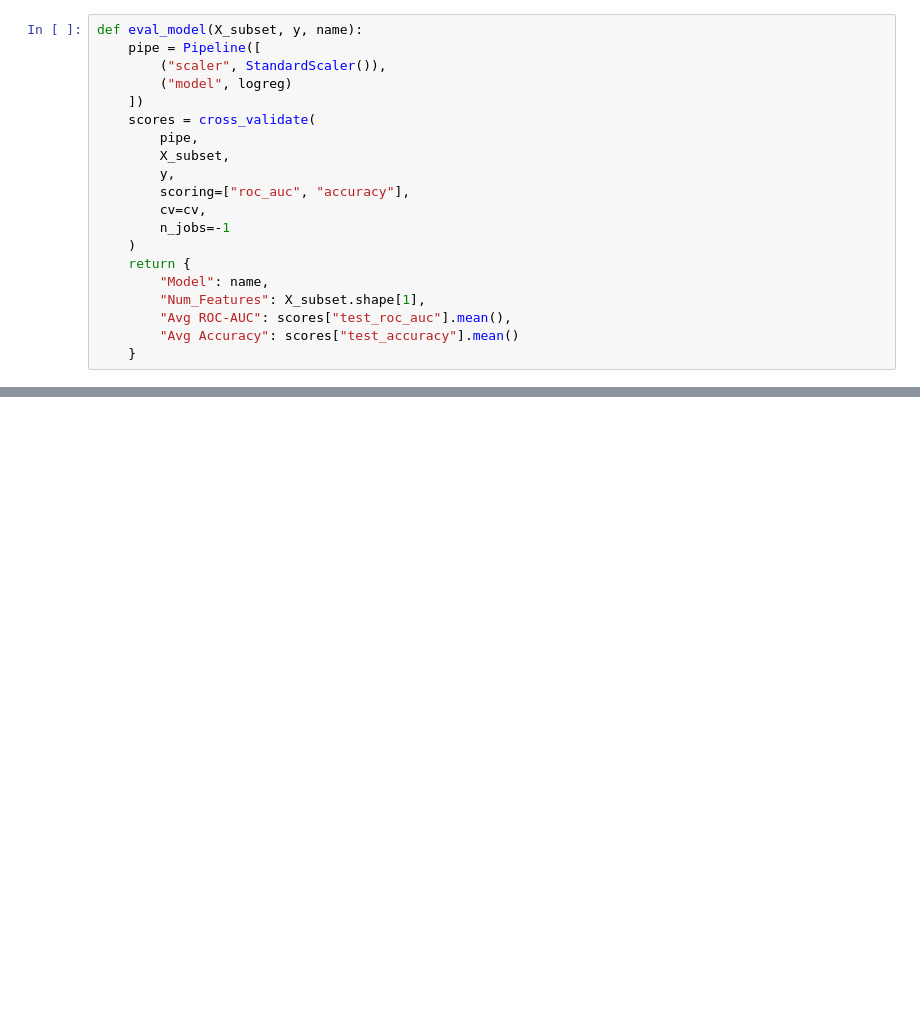
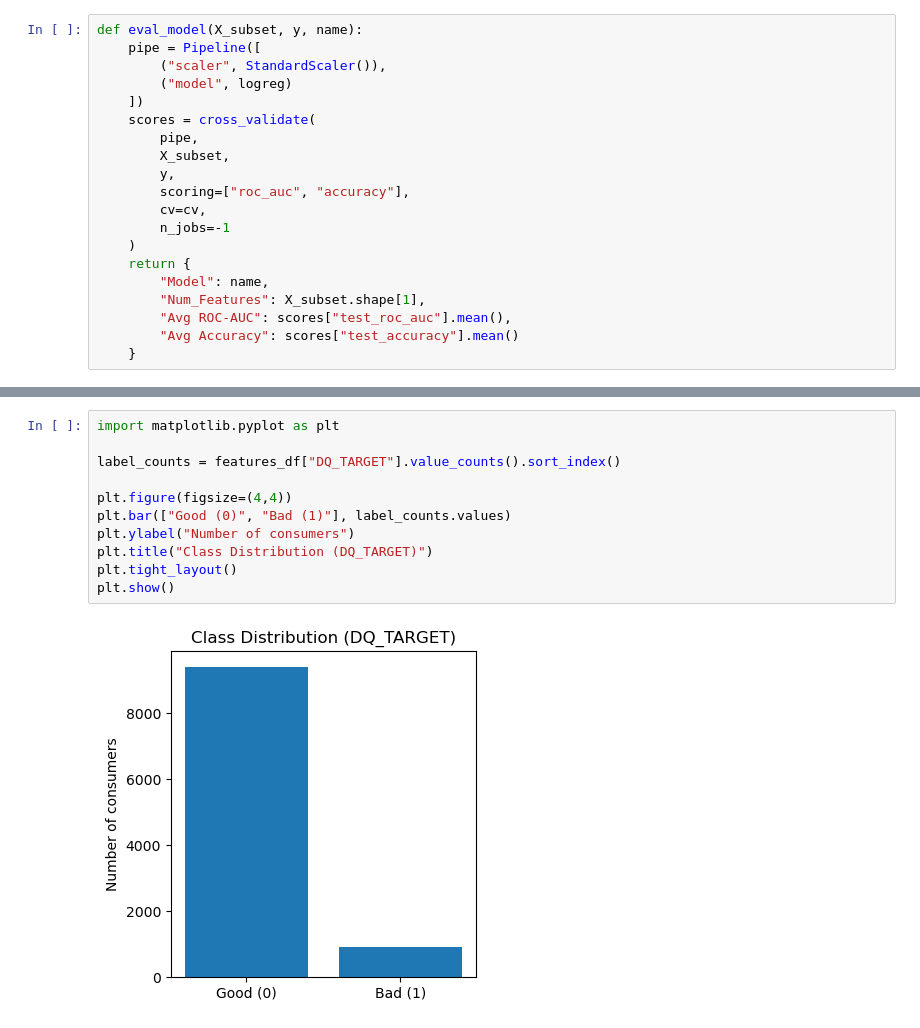
Before and after one commit to kangyuj0531/dsc180a-prism-data, a Jupyter notebook: feature_engineering/feature_selection.ipynb, the cells around one changed output, grey strips where cells are left out. Drawn from its saved outputs; the diff is of its cells as text; blank space fills up the shorter version.

Commit message:
update visuals

```diff
--- a/feature_engineering/feature_selection.ipynb
+++ b/feature_engineering/feature_selection.ipynb
@@ -207,2 +207,15 @@ results_df
 | 1 | Forward Selected | 50 | 0.758230 | 0.909179 |
 | 0 | All Features | 177 | 0.755944 | 0.908113 |
+# %%
+import matplotlib.pyplot as plt
+
+label_counts = features_df["DQ_TARGET"].value_counts().sort_index()
+
+plt.figure(figsize=(4,4))
+plt.bar(["Good (0)", "Bad (1)"], label_counts.values)
+plt.ylabel("Number of consumers")
+plt.title("Class Distribution (DQ_TARGET)")
+plt.tight_layout()
+plt.show()
+# %% [output]
+[figure, added]
```
Also changed, not shown: parts of 8 cells of this notebook, 1 other file.
